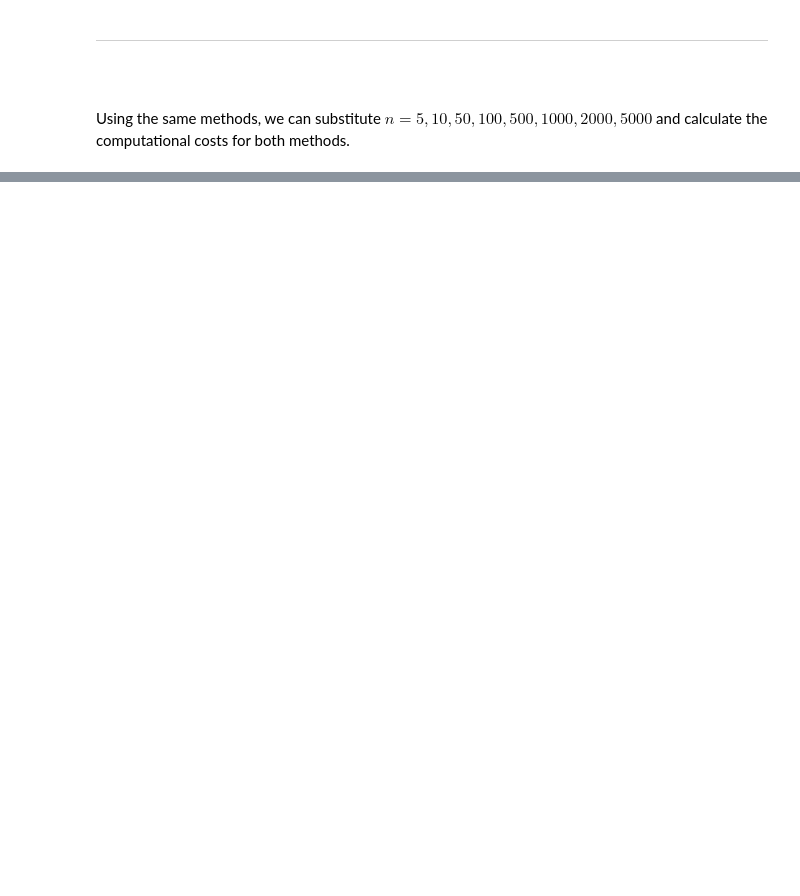
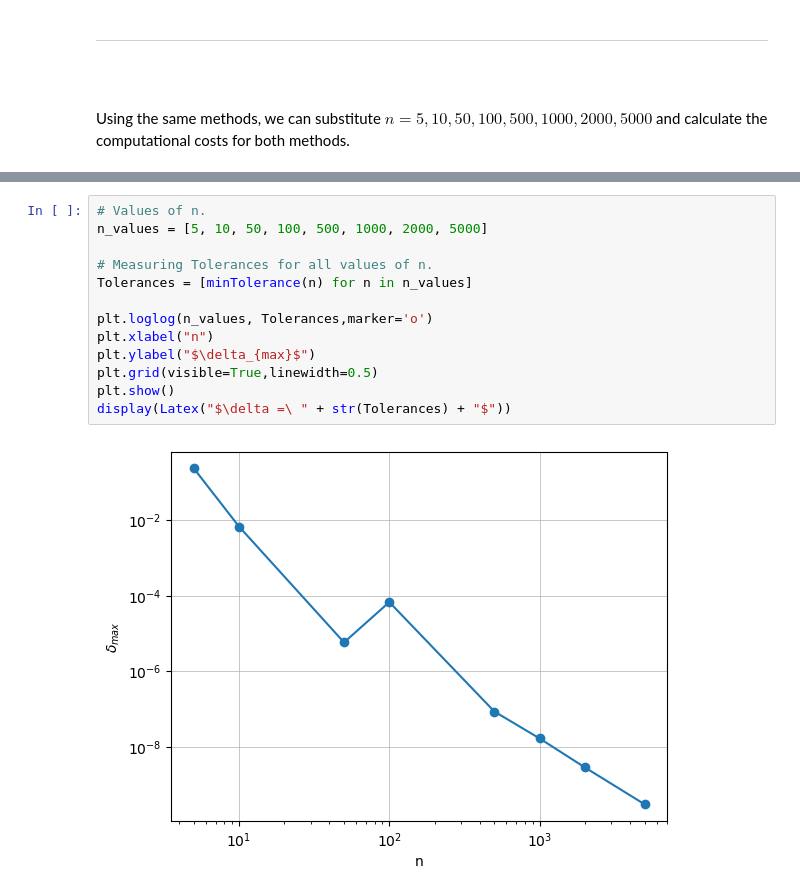
Before and after one commit to anand-kamble/FSU-assignments, a Jupyter notebook: ACS I/Lab 2/Lab 2.ipynb, the cells around one changed output, grey strips where cells are left out. Saved outputs shown, nothing was run; the diff lists cells and outputs as text; blank space fills up the shorter version.

```diff
--- a/ACS I/Lab 2/Lab 2.ipynb
+++ b/ACS I/Lab 2/Lab 2.ipynb
@@ -117,0 +234,15 @@ plt.show()
+# %%
+# Values of n.
+n_values = [5, 10, 50, 100, 500, 1000, 2000, 5000]
+
+# Measuring Tolerances for all values of n.
+Tolerances = [minTolerance(n) for n in n_values]
+
+plt.loglog(n_values, Tolerances,marker='o')
+plt.xlabel("n")
+plt.ylabel("$\delta_{max}$")
+plt.grid(visible=True,linewidth=0.5)
+plt.show()
+display(Latex("$\delta =\ " + str(Tolerances) + "$"))
+# %% [output]
+[figure, added]
```
Also changed, not shown: parts of 11 cells of this notebook, 4 other files.
